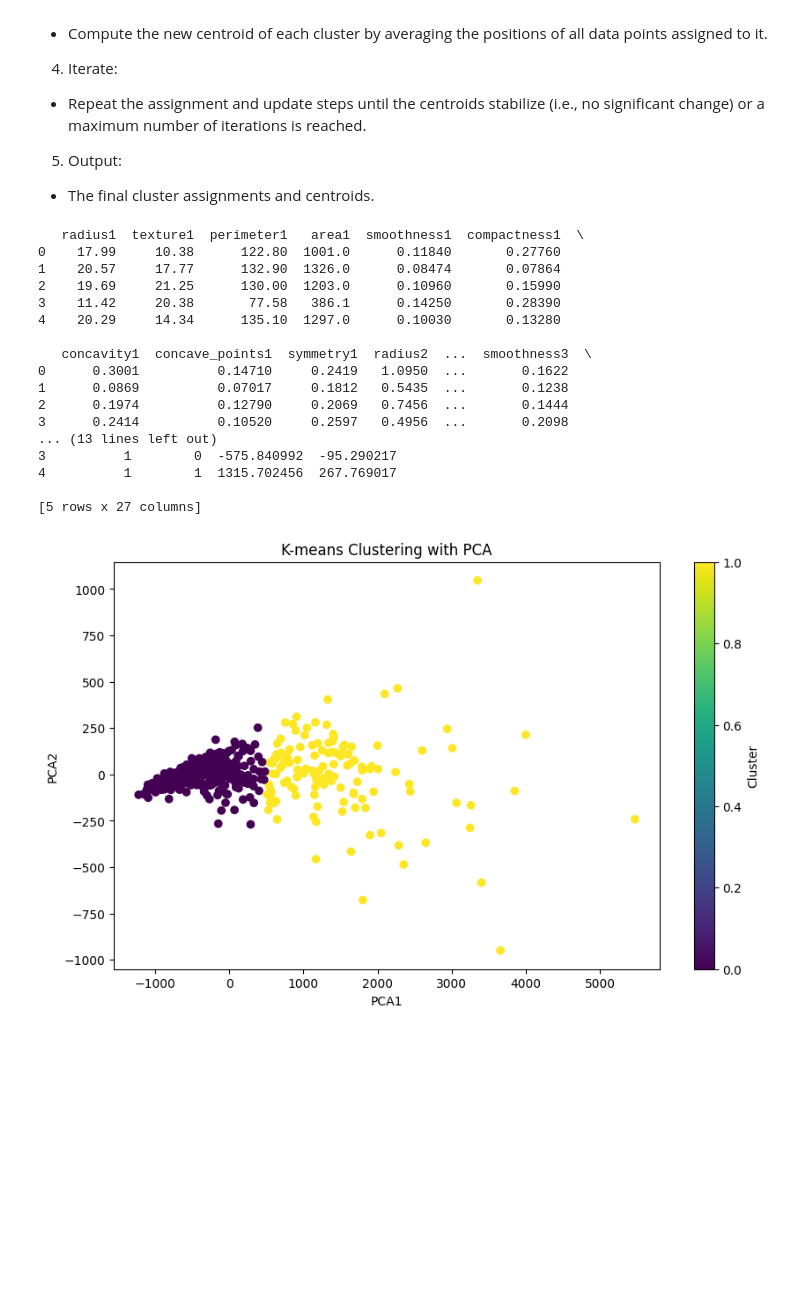
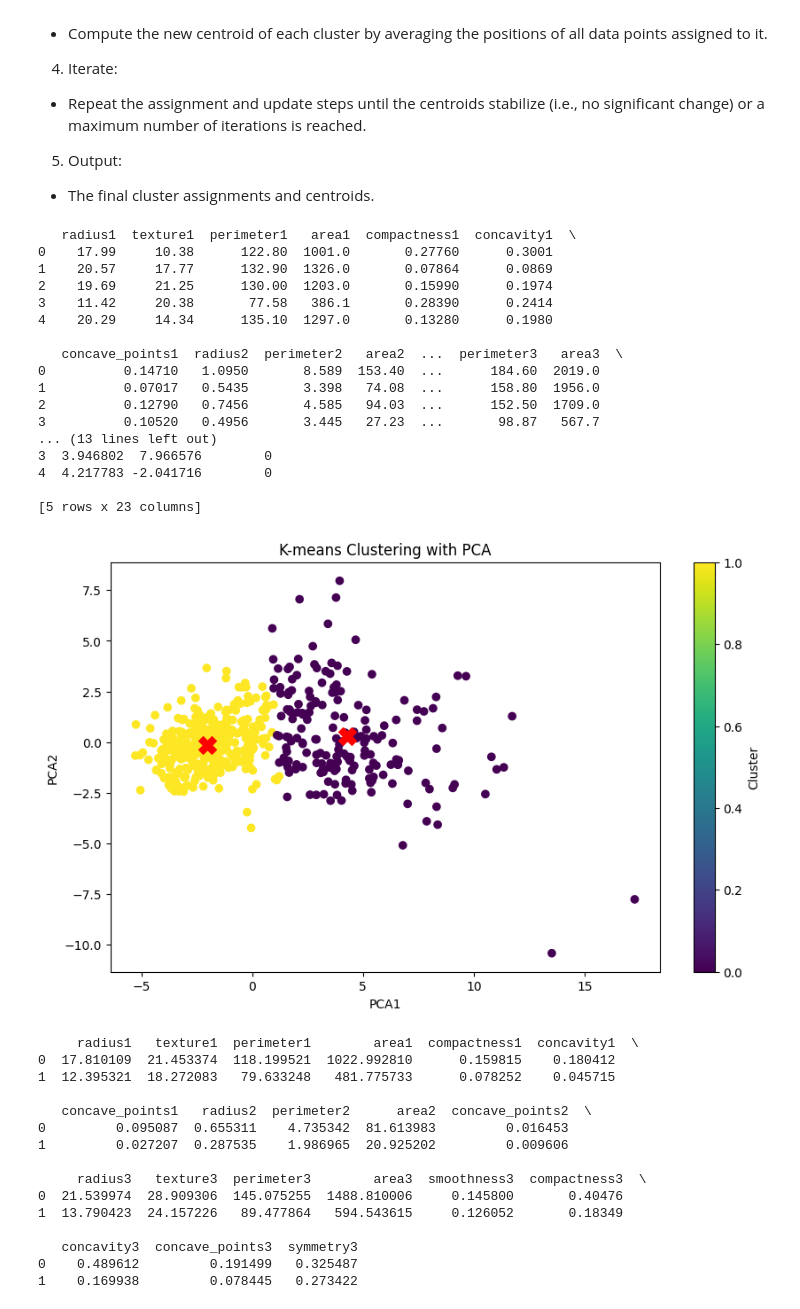
Before and after one commit to tjamescpp/Breast_Cancer_ML, a Jupyter notebook: breast_cancer_data.ipynb, the cells around one changed output. Cells and saved outputs as stored; diff of their text form; code cells hidden in the pictures; blank space fills up the shorter version.

Commit message:
analyzed clusters and used decision tree classifier

```diff
--- a/breast_cancer_data.ipynb
+++ b/breast_cancer_data.ipynb
@@ -130,7 +130,7 @@ def point_biserial_correlation(df, target_column, threshold):
     return df_filtered
 
 # Select features with a correlation of at least 0.3
-df_filtered = point_biserial_correlation(df, 'Diagnosis', 0.3)
+df_filtered = point_biserial_correlation(df, 'Diagnosis', 0.4)
 df_filtered.info()
 # %% [output]
 Correlation with Diagnosis:
@@ -176,51 +176,82 @@ print_corr_matrix(df_filtered)
 # %%
 import pandas as pd
 from sklearn.cluster import KMeans
 from sklearn.decomposition import PCA
+from sklearn.preprocessing import StandardScaler
 import matplotlib.pyplot as plt
 
 # Prepare the data (excluding the target column for clustering)
 X = df_filtered.drop(columns=['Diagnosis'])
 
-# Perform K-means clustering
-kmeans = KMeans(n_clusters=2, random_state=0)
-df_filtered['Cluster'] = kmeans.fit_predict(X)
+# Standardize the features
+scaler = StandardScaler()
+scaled_data = scaler.fit_transform(X)
 
 # Reduce dimensions using PCA
 pca = PCA(n_components=2)
-X_pca = pca.fit_transform(X)
+pca_data = pca.fit_transform(scaled_data)
+
+# Perform K-means clustering
+kmeans = KMeans(n_clusters=2, random_state=42)
+clusters = kmeans.fit_predict(pca_data)
 
 # Add the PCA components to the DataFrame
-df_filtered['PCA1'] = X_pca[:, 0]
-df_filtered['PCA2'] = X_pca[:, 1]
+X['PCA1'] = pca_data[:, 0]
+X['PCA2'] = pca_data[:, 1]
+X['Cluster'] = clusters
+
+# Extract cluster centroids in PCA space
+centroids = kmeans.cluster_centers_
 
 # Print the DataFrame with cluster labels and PCA components
-print(df_filtered.head())
+print(X.head())
 
 # Visualize the clusters
 plt.figure(figsize=(10, 6))
-plt.scatter(df_filtered['PCA1'], df_filtered['PCA2'], c=df_filtered['Cluster'], cmap='viridis')
+plt.scatter(X['PCA1'], X['PCA2'], c=X['Cluster'], cmap='viridis')
+# Plot centroids
+plt.scatter(centroids[:, 0], centroids[:, 1], s=200, c='red', label='Centroids', marker='X')
 plt.xlabel('PCA1')
 plt.ylabel('PCA2')
 plt.title('K-means Clustering with PCA')
 plt.colorbar(label='Cluster')
 plt.show()
+
+# Print cluster centroids in the original feature space
+centroids_original = scaler.inverse_transform(pca.inverse_transform(centroids))
+centroids_df = pd.DataFrame(centroids_original, columns=X.columns[:-3])
+print(centroids_df)
 # %% [output]
-   radius1  texture1  perimeter1   area1  smoothness1  compactness1  \
-0    17.99     10.38      122.80  1001.0      0.11840       0.27760
-1    20.57     17.77      132.90  1326.0      0.08474       0.07864
-2    19.69     21.25      130.00  1203.0      0.10960       0.15990
-3    11.42     20.38       77.58   386.1      0.14250       0.28390
-4    20.29     14.34      135.10  1297.0      0.10030       0.13280
+   radius1  texture1  perimeter1   area1  compactness1  concavity1  \
+0    17.99     10.38      122.80  1001.0       0.27760      0.3001
+1    20.57     17.77      132.90  1326.0       0.07864      0.0869
+2    19.69     21.25      130.00  1203.0       0.15990      0.1974
+3    11.42     20.38       77.58   386.1       0.28390      0.2414
+4    20.29     14.34      135.10  1297.0       0.13280      0.1980
 
-   concavity1  concave_points1  symmetry1  radius2  ...  smoothness3  \
-0      0.3001          0.14710     0.2419   1.0950  ...       0.1622
-1      0.0869          0.07017     0.1812   0.5435  ...       0.1238
-2      0.1974          0.12790     0.2069   0.7456  ...       0.1444
-3      0.2414          0.10520     0.2597   0.4956  ...       0.2098
+   concave_points1  radius2  perimeter2   area2  ...  perimeter3   area3  \
+0          0.14710   1.0950       8.589  153.40  ...      184.60  2019.0
+1          0.07017   0.5435       3.398   74.08  ...      158.80  1956.0
+2          0.12790   0.7456       4.585   94.03  ...      152.50  1709.0
+3          0.10520   0.4956       3.445   27.23  ...       98.87   567.7
 ... (13 lines left out)
-3          1        0  -575.840992  -95.290217
-4          1        1  1315.702456  267.769017
+3  3.946802  7.966576        0
+4  4.217783 -2.041716        0
 
-[5 rows x 27 columns]
+[5 rows x 23 columns]
-[figure, old version]
+[figure, new version]
+     radius1   texture1  perimeter1        area1  compactness1  concavity1  \
+0  17.810109  21.453374  118.199521  1022.992810      0.159815    0.180412
+1  12.395321  18.272083   79.633248   481.775733      0.078252    0.045715
+
+   concave_points1   radius2  perimeter2      area2  concave_points2  \
+0         0.095087  0.655311    4.735342  81.613983         0.016453
+1         0.027207  0.287535    1.986965  20.925202         0.009606
+
+     radius3   texture3  perimeter3        area3  smoothness3  compactness3  \
+0  21.539974  28.909306  145.075255  1488.810006     0.145800       0.40476
+1  13.790423  24.157226   89.477864   594.543615     0.126052       0.18349
+
+   concavity3  concave_points3  symmetry3
+0    0.489612         0.191499   0.325487
+1    0.169938         0.078445   0.273422
```
Also changed, not shown: parts of 10 cells of this notebook.
